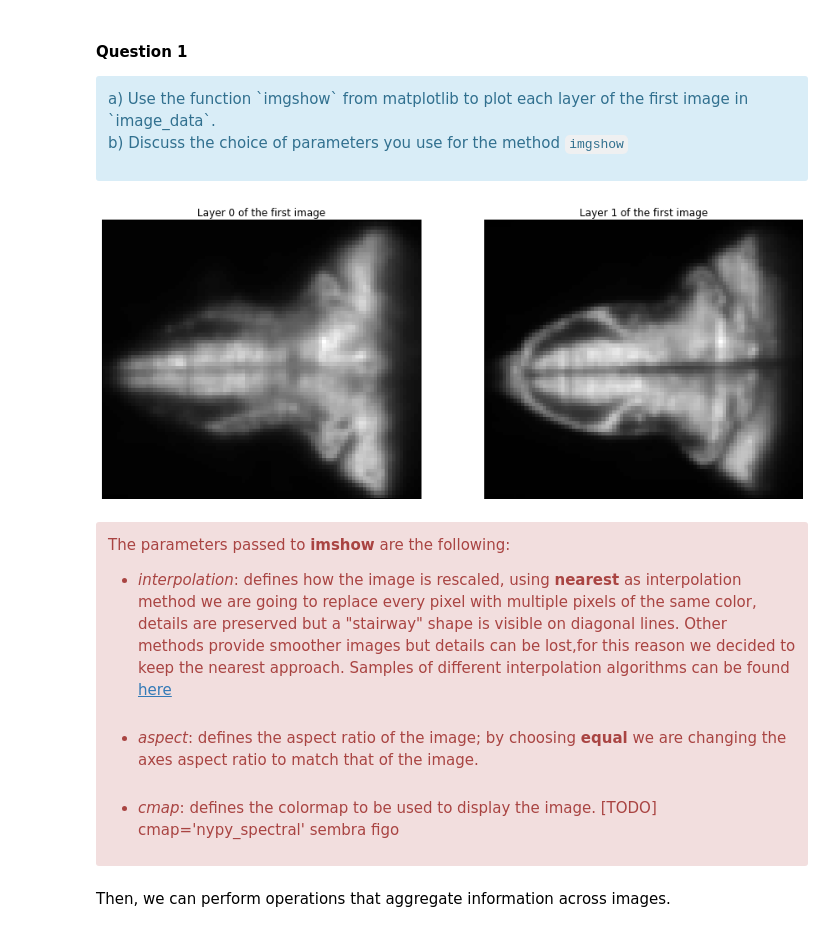
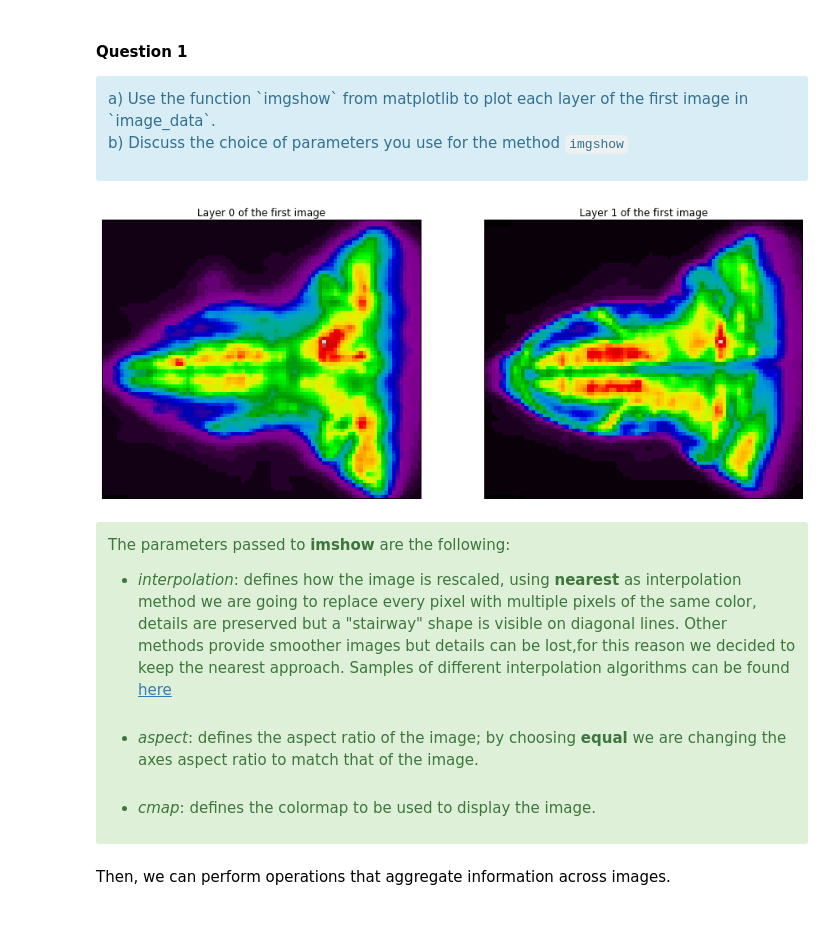
Before and after one commit to alegaballo/AML, a Jupyter notebook: [Lecture 11+12] Analyzing Neuroimaging Data with PySpark and Thunder.ipynb, the cells around one changed output. Cells and saved outputs as stored; diff of their text form; code cells hidden in the pictures.

```diff
--- a/[Lecture 11+12] Analyzing Neuroimaging Data with PySpark and Thunder.ipynb
+++ b/[Lecture 11+12] Analyzing Neuroimaging Data with PySpark and Thunder.ipynb
@@ -147,38 +147,38 @@ img = image_data.first()
 # function to display a defined number of images in the same row
 def plot_layers_row(layers, img_per_row, title=None, **kwargs):
     if len(layers) == 0:
         return
 
     position = 100 + 10*img_per_row+1
     plt.figure(figsize=(15,9))
     for i,layer in enumerate(layers):
         plt.subplot(position)
         plt.imshow(layer, **kwargs)
         if title:
             plt.title(title[i])
         else:
             plt.title("Layer %d of the first image"%i)
         position+=1
         plt.xticks([])
         plt.yticks([])
     plt.show()
 
 # show all the layers in the first image
 layers = []
 img_per_row = 2
 for i,layer in enumerate(img):
     layers.append(layer)
     #plotting 2 images per row
     if (i+1) % img_per_row == 0:
-        plot_layers_row(layers, img_per_row, interpolation='nearest', aspect='equal', cmap='gray')
+        plot_layers_row(layers, img_per_row, interpolation='nearest', aspect='equal', cmap='nipy_spectral')
         layers = []
 
 # in case the number of layers is odd
-plot_layers_row(layers,img_per_row, interpolation='nearest', aspect='equal', cmap='gray')
+plot_layers_row(layers,img_per_row, interpolation='nearest', aspect='equal', cmap='nipy_spectral')
 # %% [output]
-[figure, old version]
+[figure, new version]
 # %% [markdown]
-<div class="alert alert-danger">
+<div class="alert alert-success">
 
 The parameters passed to <b>imshow</b> are the following:
 <ul>
@@ -186,7 +186,7 @@ The parameters passed to <b>imshow</b> are the following:
 <br><br>
 <li><i>aspect</i>: defines the aspect ratio of the image; by choosing <b>equal</b> we are changing the axes aspect ratio to match that of the image.
 <br><br>
-<li><i>cmap</i>: defines the colormap to be used to display the image. [TODO] cmap='nypy_spectral' sembra figo
+<li><i>cmap</i>: defines the colormap to be used to display the image.
 </ul>
 </div>
 # %% [markdown]
```
Also changed, not shown: parts of 74 cells of this notebook.
